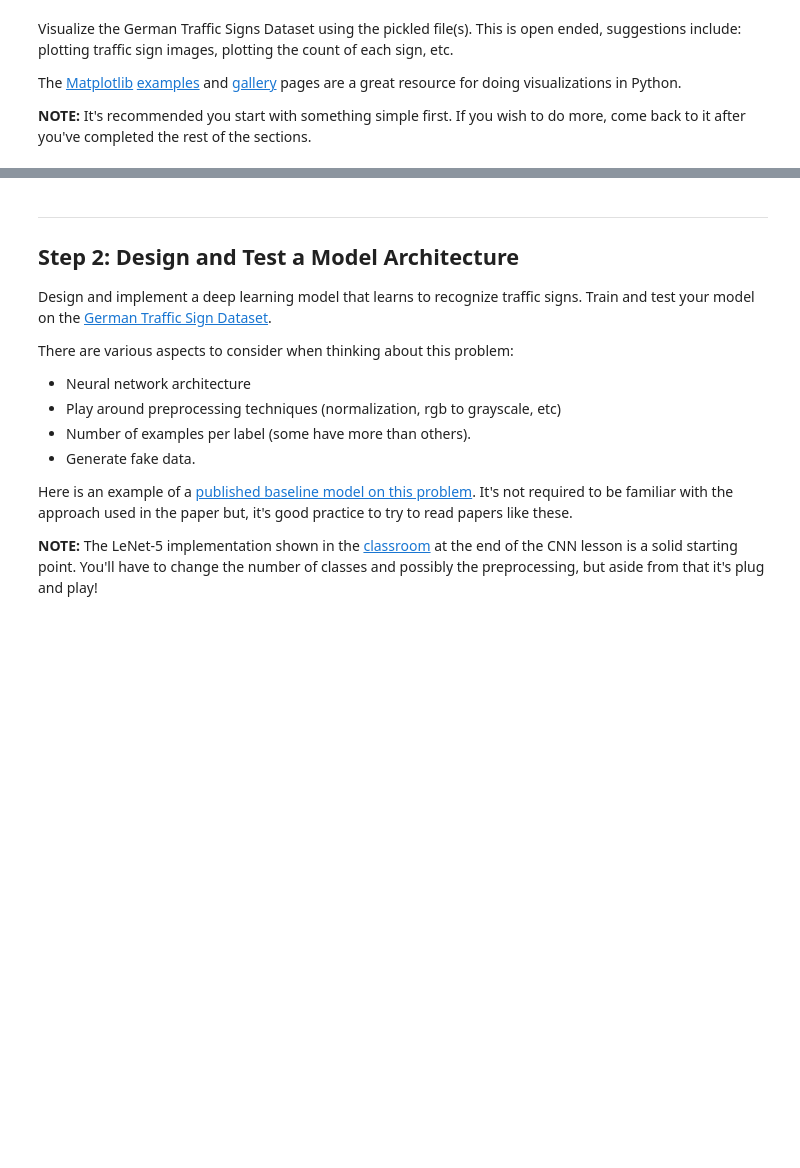
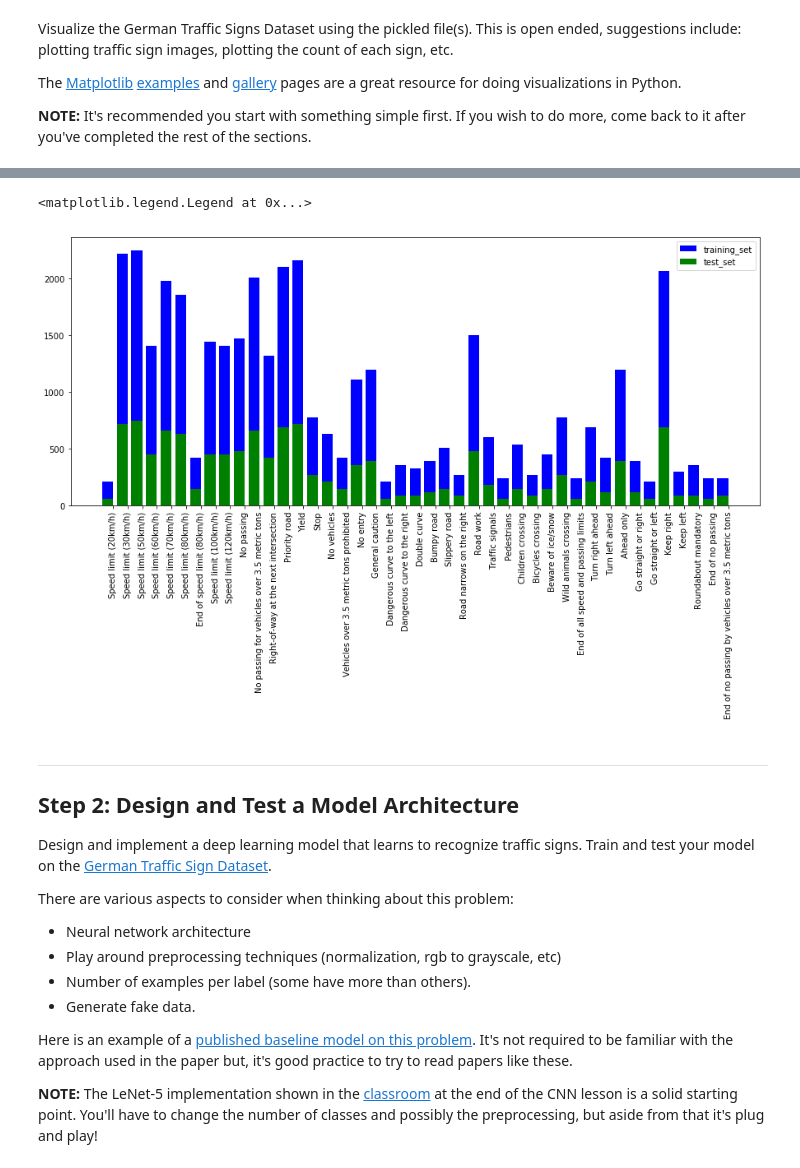
Before and after one commit to chilisy/CarND-Traffic-Sign-Classifier-Project, a Jupyter notebook: Traffic_Sign_Classifier.ipynb, the cells around one changed output, grey strips where cells are left out. Drawn from its saved outputs; the diff is of its cells as text; code cells hidden in the pictures; blank space fills up the shorter version.

```diff
--- a/Traffic_Sign_Classifier.ipynb
+++ b/Traffic_Sign_Classifier.ipynb
@@ -141,3 +141,23 @@ Test data:  Pedestrians
+# %%
+# Bar Plot
+ind = np.arange(n_classes)  # the x locations for the groups
+bar_width = 0.75       # the width of the bars
+
+n_types_train = collections.Counter(y_train_raw).values()
+n_types_test = collections.Counter(y_test).values()
+
+fig, ax = plt.subplots(figsize=(15, 6))
+
+rects1 = ax.bar(ind, n_types_train, bar_width, color='b')
+rects2 = ax.bar(ind, n_types_test, bar_width, color='g')
+
+ax.set_xticks(ind + bar_width / 2)
+ax.set_xticklabels(signnames, rotation='vertical')
+
+ax.legend((rects1[0], rects2[0]), ('training_set', 'test_set'))
+# %% [output]
+<matplotlib.legend.Legend at 0x...>
+[figure, added]
 # %% [markdown]
 ----
 
```
Also changed, not shown: parts of 17 cells of this notebook, 11 other files.
